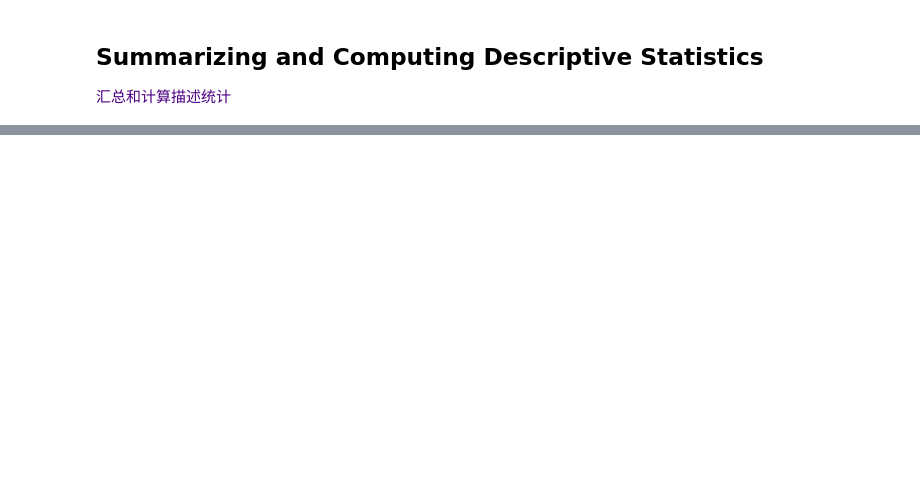
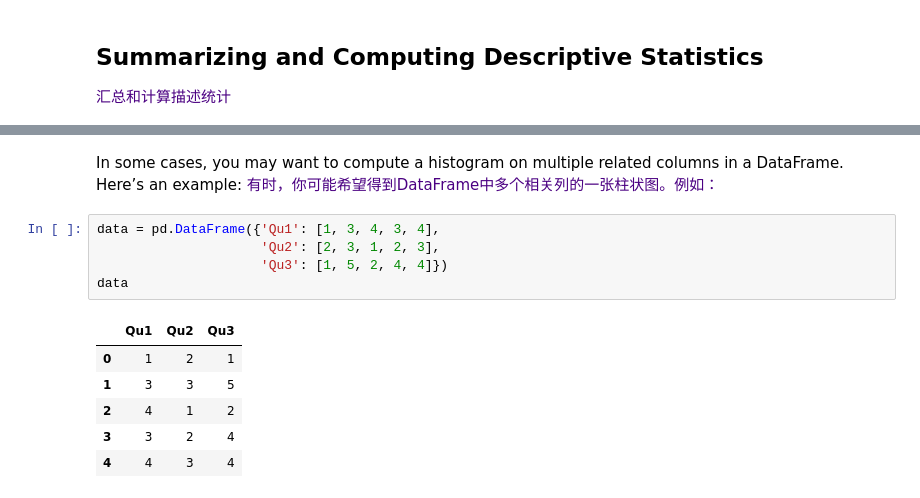
Before and after one commit to edenwzg/code, a Jupyter notebook: jupyter/Python for data analysis/CHAPTER 5. Getting Started With pandas.ipynb, the cells around one changed output, grey strips where cells are left out. Drawn from its saved outputs; the diff is of its cells as text; blank space fills up the shorter version.

```diff
--- a/jupyter/Python for data analysis/CHAPTER 5. Getting Started With pandas.ipynb
+++ b/jupyter/Python for data analysis/CHAPTER 5. Getting Started With pandas.ipynb
@@ -1967,0 +2322,16 @@ pandas objects are equipped with a set of common mathematical and statistical me
+# %% [markdown]
+In some cases, you may want to compute a histogram on multiple related columns in a DataFrame. Here’s an example:
+<font color=Indigo>
+有时，你可能希望得到DataFrame中多个相关列的一张柱状图。例如：
+# %%
+data = pd.DataFrame({'Qu1': [1, 3, 4, 3, 4],
+                     'Qu2': [2, 3, 1, 2, 3],
+                     'Qu3': [1, 5, 2, 4, 4]})
+data
+# %% [output]
+|  | Qu1 | Qu2 | Qu3 |
+| 0 | 1 | 2 | 1 |
+| 1 | 3 | 3 | 5 |
+| 2 | 4 | 1 | 2 |
+| 3 | 3 | 2 | 4 |
+| 4 | 4 | 3 | 4 |
```
Also changed, not shown: parts of 63 cells of this notebook, 22 other files.
